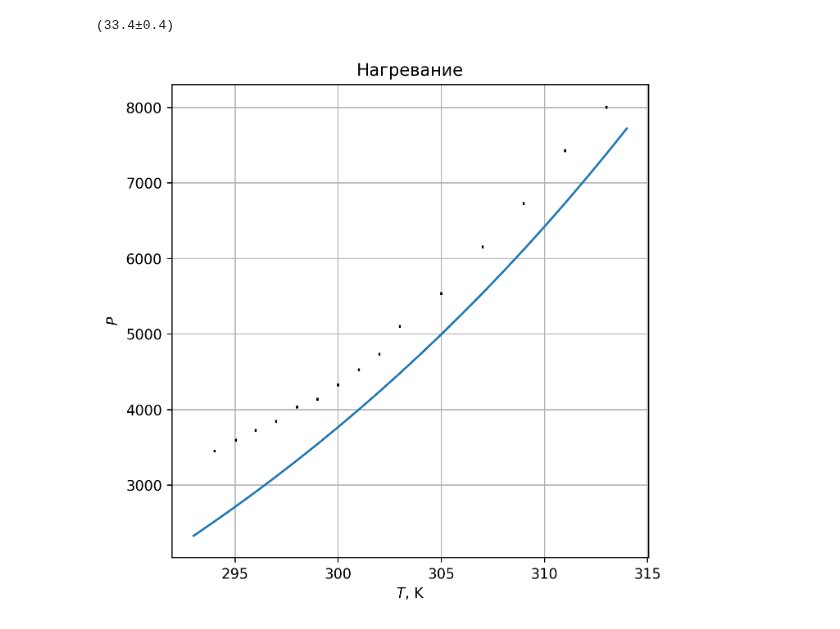
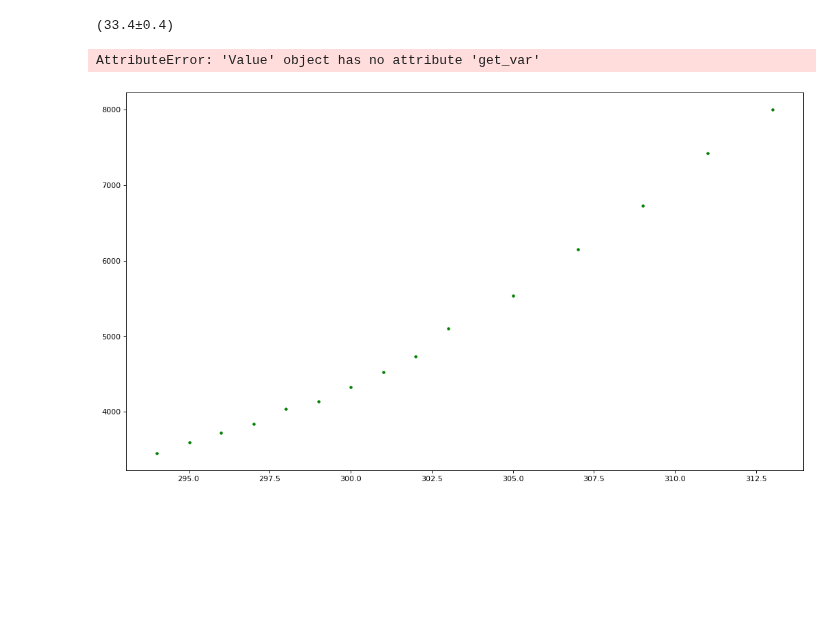
Before and after one commit to skolkovo-bba/labs3, a Jupyter notebook: 2.4.1/2.4.1наша.ipynb, the cells around one changed output. Saved outputs shown, nothing was run; the diff lists cells and outputs as text; code cells hidden in the pictures; blank space fills up the shorter version.

```diff
--- a/2.4.1/2.4.1наша.ipynb
+++ b/2.4.1/2.4.1наша.ipynb
@@ -118,20 +118,18 @@ L1
 L2
 # %% [output]
 (33.4±0.4)
-# %%
-x=[]
-y=[]
-for i in range (293, 315):
-    x.append(i)
-    y.append((1.03025)**(i)-3869.92)
-plt.figure(figsize=(6,6), dpi=250)
-plt.ylabel("$P$")
-plt.xlabel("$T$, K")
-plt.title('Нагревание')
-plt.grid(True, linestyle="-")
-plt.errorbar(nag['T'], nag['P'], xerr=0.01, yerr=nag['sigmaP'], color='black',fmt='none' )
-#plt.plot(nag['T'], nag['P'], linestyle='-')
-plt.plot(x,y)
-plt.show()
-# %% [output]
-[figure, removed]
+# %%
+def f(x, a, b):
+    return a * (x**2) + b
+k3, b3 = curve_fit(f, nag['T'], nag['P'])
+plt.figure(figsize=(16, 9), dpi=80)
+plt.errorbar(x=nag['T'], xerr=nag['T'].agg(get_err), y=nag['P'], yerr=nag['P'].agg(get_err), fmt='.', label='Экспериментальные точки', color="green")
+plt.plot(nag['T'].agg(get_var), f(nag['T'].agg(get_var), k3.get_var, b3), label="Истиная зависимость", color="red")
+plt.title(r"$LnP(1/T)$", fontsize=25)
+plt.xlabel(r"$ 1/T, 1/c$", fontsize=20)
+plt.ylabel(r"$LnP$", fontsize=20)
+plt.grid(True)
+plt.legend()
+# %% [output]
+AttributeError: 'Value' object has no attribute 'get_var'
+[figure, added]
```
